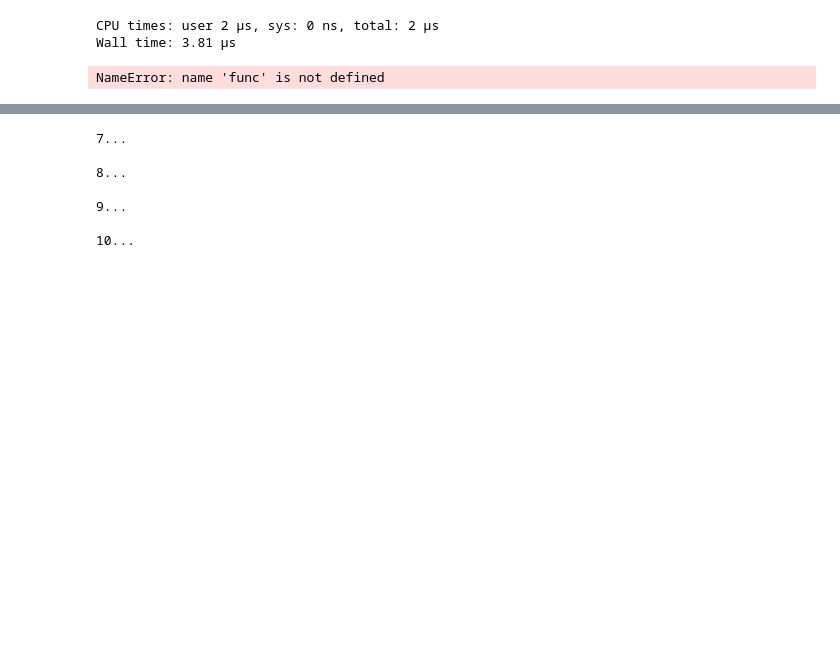
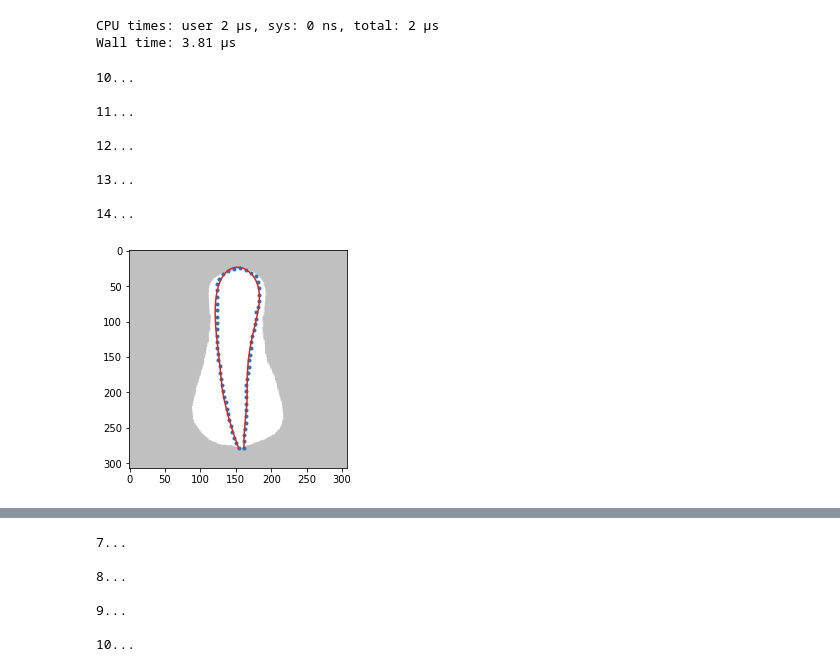
Before and after one commit to iciromaco/RadiShLab, a Jupyter notebook: （形状記述）全周ベジエ近似と曲率.ipynb, the cells around one changed output, grey strips where cells are left out. Cells and saved outputs as stored; diff of their text form; code cells hidden in the pictures; blank space fills up the shorter version.

```diff
--- a/（形状記述）全周ベジエ近似と曲率.ipynb
+++ b/（形状記述）全周ベジエ近似と曲率.ipynb
@@ -127,10 +127,19 @@ def DemoW(img,samples=64,Nfrom=3,Nto=12,maxTry=3,prefunc=None):
 CPU times: user 2 µs, sys: 0 ns, total: 2 µs
 Wall time: 3.81 µs
 # %%
-conAll = rd.getCntPairWithImg(imgs[0], mode=1)
+conAll = rd.getCntPairWithImg(imgs[3], mode=1)
 Samples = rd.getSamples(conAll,N=64,mode='Equidistant')
 bezAll = rd.BezierCurve(N=3,samples=Samples)
-cps,func = bezAll.fit2(Nfrom=6,Nto=10,prefunc=None)
+cps,func = bezAll.fit2(Nfrom=10,Nto=14,prefunc=func)
 rd.drawBez0(imgs[0],stt=0.00,end=1.0,bezL=func,cntL=Samples)
 # %% [output]
-NameError: name 'func' is not defined
+10...
+
+11...
+
+12...
+
+13...
+
+14...
+[figure, added]
```
Also changed, not shown: parts of 1 cell of this notebook, 1 other file.
